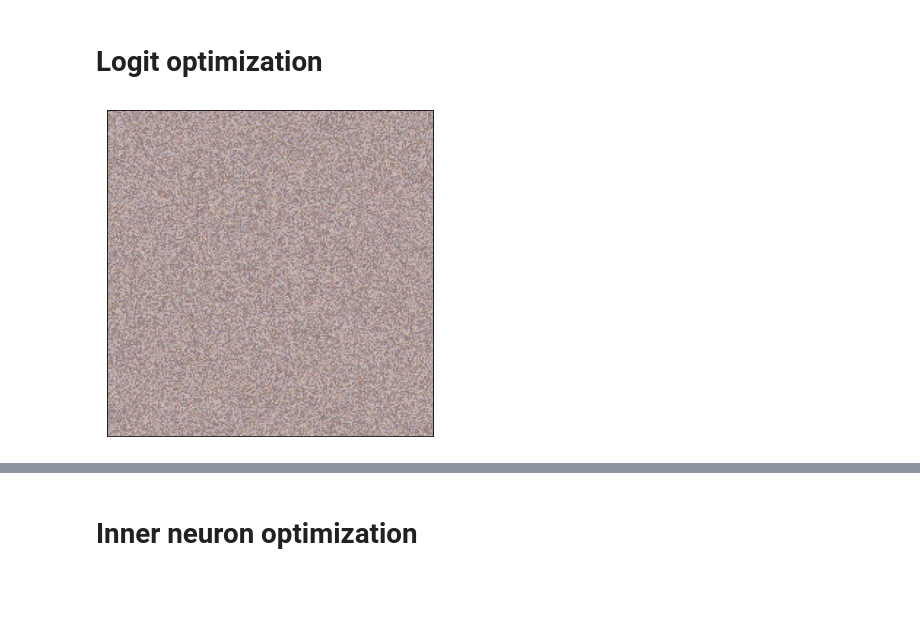
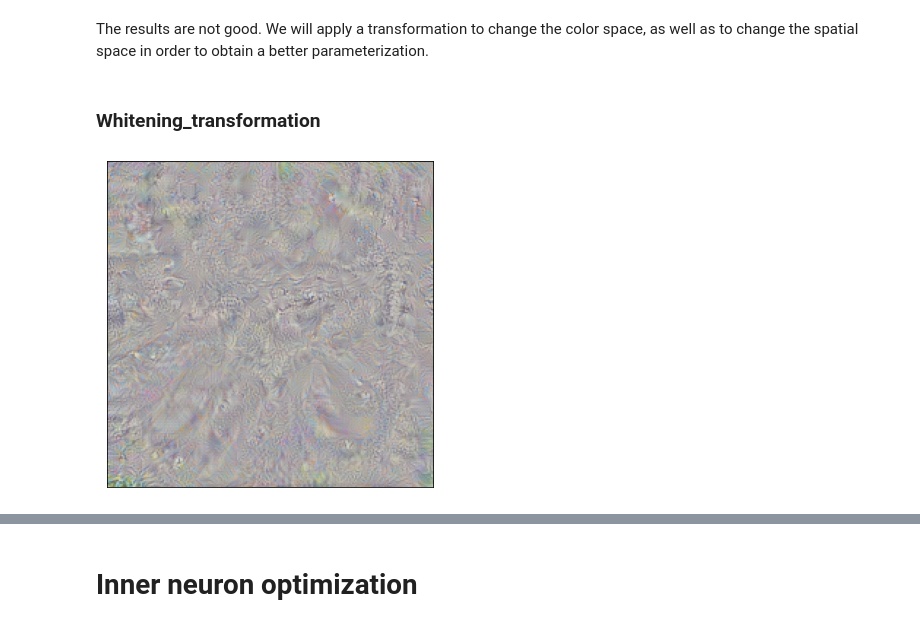
Before and after one commit to jtv199/ai-safety-ml4g, a Jupyter notebook: days/w1d2/feature_vizu_solution.ipynb, the cells around one changed output, grey strips where cells are left out. Cells and saved outputs as stored; diff of their text form; code cells hidden in the pictures; blank space fills up the shorter version.

```diff
--- a/days/w1d2/feature_vizu_solution.ipynb
+++ b/days/w1d2/feature_vizu_solution.ipynb
@@ -30,0 +74,23 @@ TFORM = transforms.Compose([
+# %%
+from tqdm.autonotebook import tqdm
+
+
+def optimize_img(img, model, lr=0.05, n_epochs=200, class_id=50, apply_transforms: bool =False):
+    DEVICE = torch.device("cuda:0" if torch.cuda.is_available() else "cpu")
+    img = img.to(DEVICE)
+    model = model.to(DEVICE)
+
+    opt = torch.optim.Adam(img.parameters(), lr=lr)
+
+    for _ in tqdm(range(n_epochs)):
+        opt.zero_grad()
+        image = img()
+        if apply_transforms:
+            image = TFORM(image)
+        loss = -model(image)[0, class_id]
+        loss.backward()
+        opt.step()
+
+    imshow(img().cpu())
+# %%
+optimize_img(img, model)
@@ -31 +99,5 @@ TFORM = transforms.Compose([
+# %% [markdown]
+The results are not good. We will apply a transformation to change the color space, as well as to change the spatial space in order to obtain a better parameterization.
+# %% [markdown]
+### Whitening_transformation
 # %%
@@ -123,25 +127,5 @@ class decorrFourierImage(nn.Module):
-# %%
-def optimize_img(img, model, lr=0.05, n_epochs=200, class_id=50, apply_transforms=False):
-    DEVICE = torch.device("cuda:0" if torch.cuda.is_available() else "cpu")
-    img = img.to(DEVICE)
-    model = model.to(DEVICE)
-
-    opt = torch.optim.Adam(img.parameters(), lr=lr)
-
-    for i in range(n_epochs):
-        opt.zero_grad()
-        image = img()
-        if apply_transforms:
-            image = TFORM(image)
-        loss = -model(image)[0, class_id]
-        loss.backward()
-        opt.step()
-
-    imshow(img().cpu())
-# %% [markdown]
-# Logit optimization
 # %%
-img = decorrImage(scale=1.0, sigmoid=False)
-imshow(img())
+img = decorrImage(sigmoid=True)
+optimize_img(img, model)
 # %% [output]
-[figure, old version]
+[figure, new version]
```
Also changed, not shown: parts of 20 cells of this notebook.
